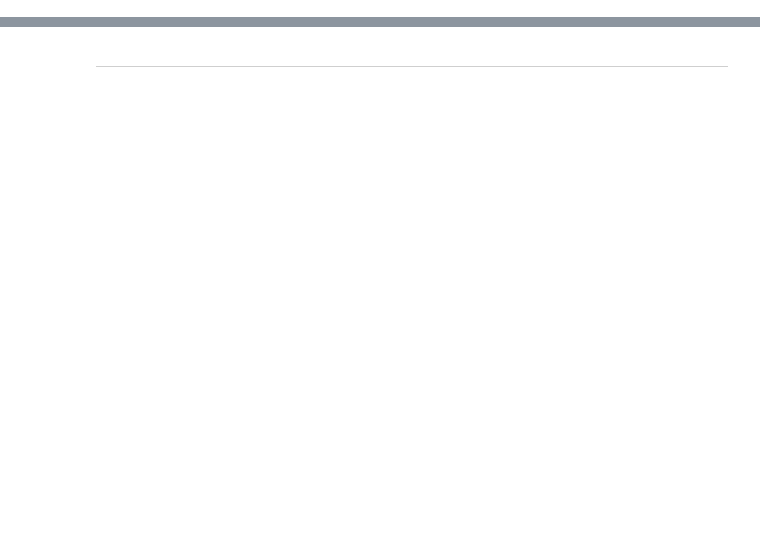
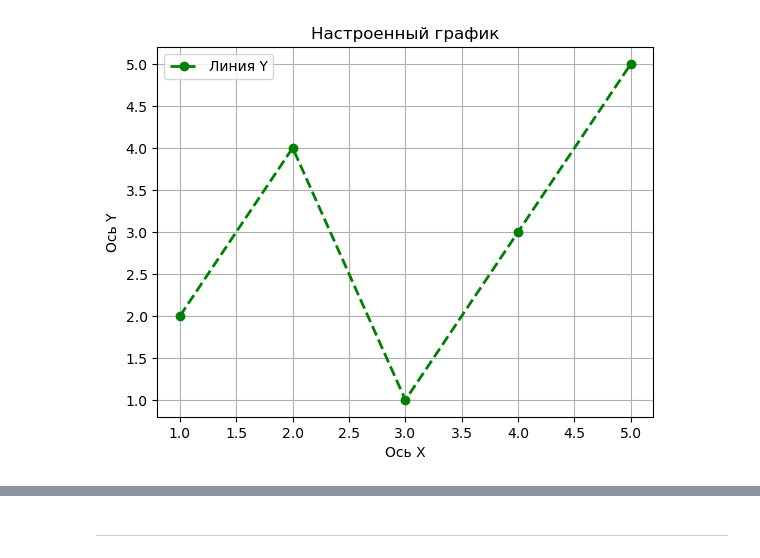
Before and after one commit to DinoZawrik/ML-Handbook, a Jupyter notebook: 3_Matplotlib_Seaborn.ipynb, the cells around one changed output, grey strips where cells are left out. Cells and saved outputs as stored; diff of their text form; code cells hidden in the pictures; blank space fills up the shorter version.

```diff
--- a/3_Matplotlib_Seaborn.ipynb
+++ b/3_Matplotlib_Seaborn.ipynb
@@ -78,0 +36,10 @@ plt.show()
+# %%
+plt.plot(x_values, y_values, color='green', linestyle='--', marker='o', linewidth=2)
+plt.title('Настроенный график')
+plt.xlabel('Ось X')
+plt.ylabel('Ось Y')
+plt.grid(True) # Добавить сетку
+plt.legend(['Линия Y']) # Добавить легенду (если несколько линий)
+plt.show()
+# %% [output]
+[figure, added]
```
Also changed, not shown: parts of 113 cells of this notebook, 20 other files.
